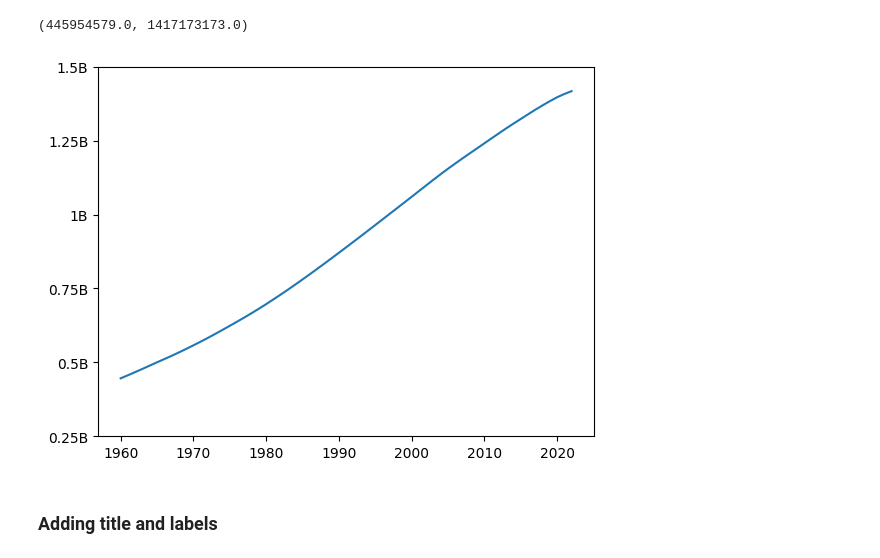
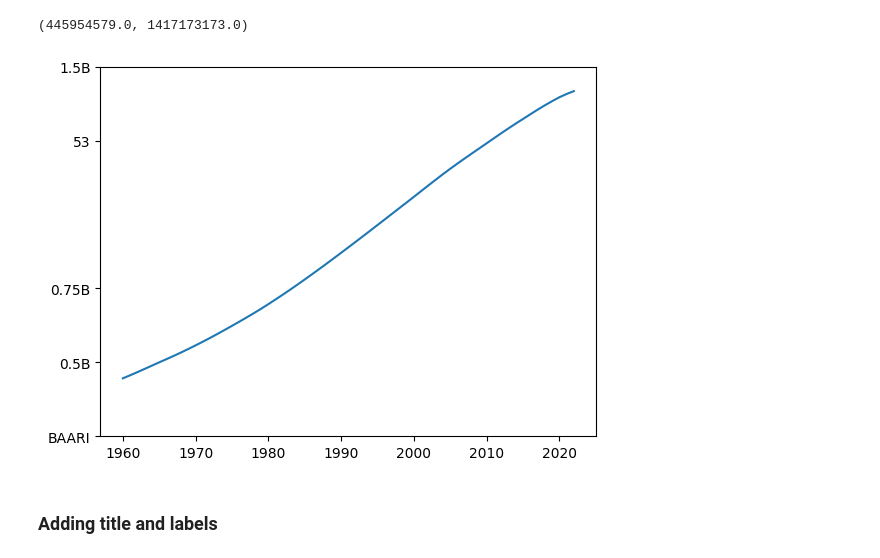
Before and after one commit to AhmedBaari/Deep-Learning, a Jupyter notebook: Visualization Workshop/data-vis-by-baari.ipynb, the cells around one changed output. Saved outputs shown, nothing was run; the diff lists cells and outputs as text; code cells hidden in the pictures.

```diff
--- a/data-vis-by-baari.ipynb
+++ b/Visualization Workshop/data-vis-by-baari.ipynb
@@ -200,24 +233,22 @@ min(populations), max(populations)
 # %%
 plt.plot(years, populations)
 plt.xticks(np.arange(min(years), max(years)+1, 10))
 plt.yticks([
     0.25 * billion,
     0.5 * billion,
     0.75 * billion,
-    1 * billion,
     1.25 * billion,
     1.5 * billion,
 ], [
-    "0.25B",
+    "BAARI",
     "0.5B",
     "0.75B",
-    "1B",
-    "1.25B",
+    32+21,
     "1.5B",
 ])
 plt.show()
 # %% [output]
-[figure, old version]
+[figure, new version]
 # %% [markdown]
 ### Adding title and labels
 # %% [markdown]
```
Also changed, not shown: parts of 8 cells of this notebook, 5 other files.
